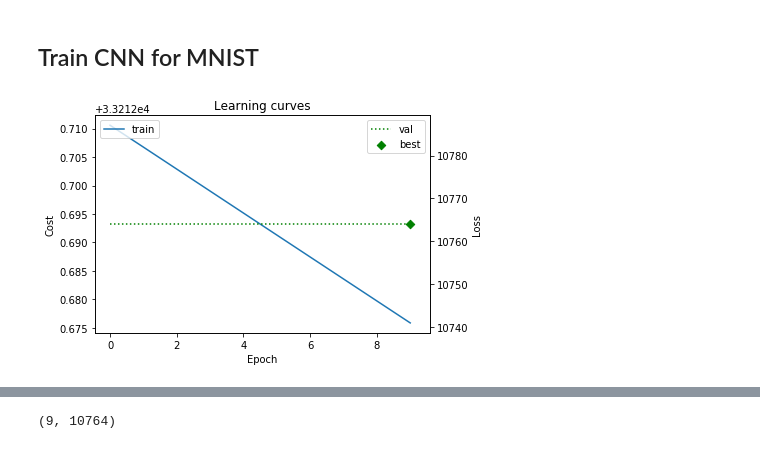
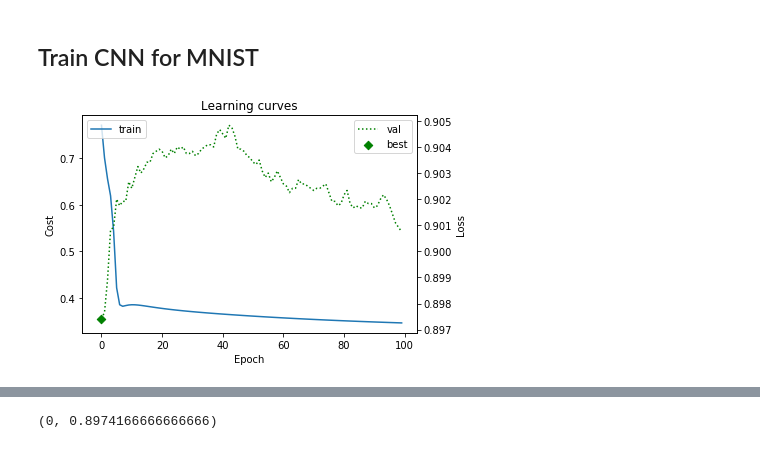
Before and after one commit to bugerry87/fcnn_scratch, a Jupyter notebook: ConvolutionalNeuralNetwork.ipynb, the cells around one changed output, grey strips where cells are left out. Cells and saved outputs as stored; diff of their text form; code cells hidden in the pictures.

```diff
--- a/ConvolutionalNeuralNetwork.ipynb
+++ b/ConvolutionalNeuralNetwork.ipynb
@@ -316,7 +349,8 @@ def gen_UBYTES_data(filename, batch_size=1, split=1.0, norm=True, preload=False)
         N0 = N + int(N * split)
 
     #read payload batch wise
-    step = 0
+    trail = 0
+    total = N - N0
     if preload:
         with open(filename, 'rb') as fid:
             fid.seek(payload)
@@ -330,9 +364,9 @@ def gen_UBYTES_data(filename, batch_size=1, split=1.0, norm=True, preload=False)
             batch = np.reshape(batch, (N, row, col, 1))
 
         for n in range(N0,N,batch_size):
-            trail = batch_size - (n % batch_size)
-            step += trail
-            yield batch[n:n+trail], step
+            samples = batch_size - (n % batch_size)
+            trail += samples
+            yield batch[n:n+samples], trail, total
     else:
         for n in range(N0,N,batch_size):
             with open(filename, 'rb') as fid:
@@ -341,13 +375,13 @@ def gen_UBYTES_data(filename, batch_size=1, split=1.0, norm=True, preload=False)
                 pass
 
             batch = np.frombuffer(batch, dtype=np.uint8)
-            trail = batch_size - (n % batch_size)
-            step += trail
+            samples = batch_size - (n % batch_size)
+            trail += samples
             if mag == 2051:
                 if norm:
                     batch = batch.astype(float) / 255
-                batch = np.reshape(batch, (trail, row, col, 1))
-            yield batch, step
+                batch = np.reshape(batch, (samples, row, col, 1))
+            yield batch, trail, total
     pass
 
 def to_hot_vector(labels, k):
@@ -369,8 +403,9 @@ def gen_MNIST_data(
     for data, label in zip(gen_data, gen_labels):
         X = data[0]
         T = to_hot_vector(label[0], 10)
-        step = data[1]
-        yield X, T, step
+        trail = data[1]
+        total = data[2]
+        yield X, T, trail, total
 
 ## test
 def test_get_MNIST_data():
@@ -381,7 +416,7 @@ def test_get_MNIST_data():
     ax = np.reshape(ax, 6*3)
 
     ## get one batch and break
-    for X, T, _ in gen_MNIST_data(
+    for X, T, _, _ in gen_MNIST_data(
         "train-images.idx3-ubyte",
         "train-labels.idx1-ubyte",
         batch_size=6*3,
@@ -470,7 +505,7 @@ def init_MNIST_cnn(batch_size):
         feed_func=Conv2D(stride=(1,1)),
         input_func=cnn.Conv1.pull_forward,
         backprop=cnn.Conv1.push_backward,
-        act_func = Sigmoid(1000)
+        act_func = Sigmoid(100)
     ) #(5-4)/1=1
     return cnn
 
@@ -483,16 +518,16 @@ print(cnn.__dict__)
 # %%
 from mynn.Tools import train_n_plot
 
 np.random.seed(1)
-epochs = 10
+epochs = 100
 batch_size = 6000
-lr = 1e-10
-lr_dec = 1e-1
+lr = 1e-5
+lr_dec = 1e-10
 model_name = "mnist_cnn"
-ckpts = 1
+ckpts = 10
 
 cnn = init_MNIST_cnn(batch_size)
 
 train_n_plot(cnn, epochs, lr, lr_dec, model_name, ckpts)
 # %% [output]
-[figure, old version]
+[figure, new version]
@@ -500,4 +535,4 @@ Best Epoch: 9 with a Loss of: 10764
-(9, 10764)
+(0, 0.8974166666666666)
 # %%
 import matplotlib.pylab as plt
 
```
Also changed, not shown: parts of 3 cells of this notebook, 3 other files.
